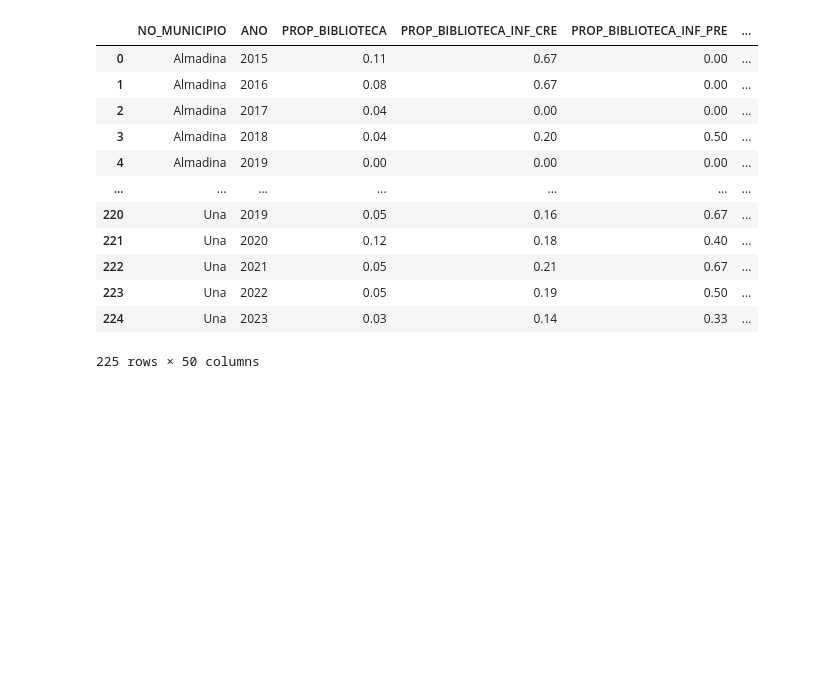
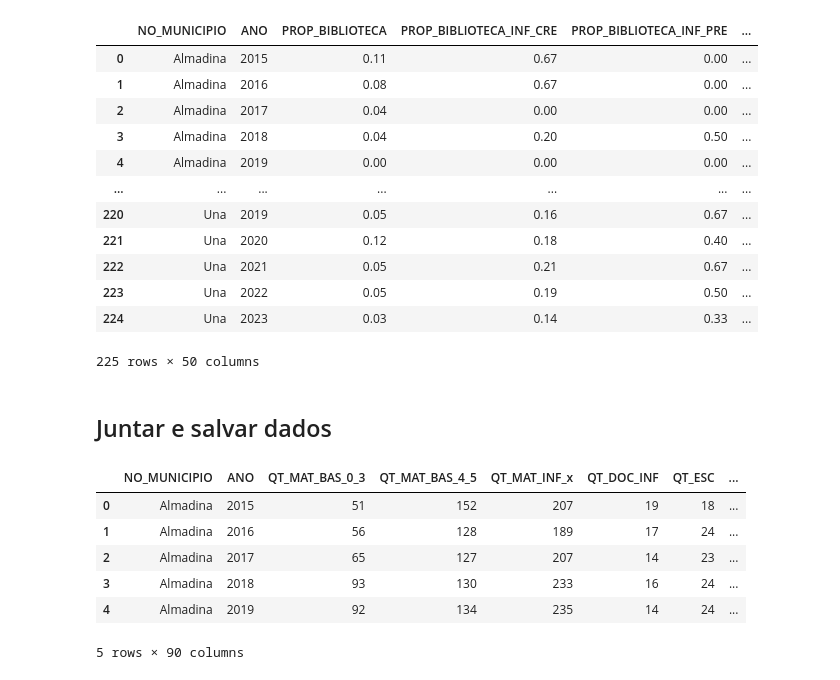
Before and after one commit to matheusssilva991/tj_educacao, a Jupyter notebook: src/tmp.ipynb, the cells around one changed output. Drawn from its saved outputs; the diff is of its cells as text; code cells hidden in the pictures; blank space fills up the shorter version.

Commit message:
feat: juntar dados + salvar em Excel

```diff
--- a/src/tmp.ipynb
+++ b/src/tmp.ipynb
@@ -406,3 +406,22 @@ df_infra
 | 223 | Una | 2022 | 0.05 | 0.19 | 0.50 | ... |
 | 224 | Una | 2023 | 0.03 | 0.14 | 0.33 | ... |
 225 rows × 50 columns
+# %% [markdown]
+## Juntar e salvar dados
+# %%
+df_complete = pd.merge(df_especifico, df_mda_alu_tur, on=['NO_MUNICIPIO', 'ANO'], how='left')
+df_complete = pd.merge(df_complete, df_estab_cre, on=['NO_MUNICIPIO', 'ANO'], how='left')
+df_complete = pd.merge(df_complete, df_estab_pre, on=['NO_MUNICIPIO', 'ANO'], how='left')
+df_complete = pd.merge(df_complete, df_mat_cre, on=['NO_MUNICIPIO', 'ANO'], how='left')
+df_complete = pd.merge(df_complete, df_mat_pre, on=['NO_MUNICIPIO', 'ANO'], how='left')
+df_complete = pd.merge(df_complete, df_infra, on=['NO_MUNICIPIO', 'ANO'], how='left')
+
+df_complete.head()
+# %% [output]
+|  | NO_MUNICIPIO | ANO | QT_MAT_BAS_0_3 | QT_MAT_BAS_4_5 | QT_MAT_INF_x | QT_DOC_INF | QT_ESC | ... |
+| 0 | Almadina | 2015 | 51 | 152 | 207 | 19 | 18 | ... |
+| 1 | Almadina | 2016 | 56 | 128 | 189 | 17 | 24 | ... |
+| 2 | Almadina | 2017 | 65 | 127 | 207 | 14 | 23 | ... |
+| 3 | Almadina | 2018 | 93 | 130 | 233 | 16 | 24 | ... |
+| 4 | Almadina | 2019 | 92 | 134 | 235 | 14 | 24 | ... |
+5 rows × 90 columns
```
Also changed, not shown: parts of 1 cell of this notebook, 1 other file.
